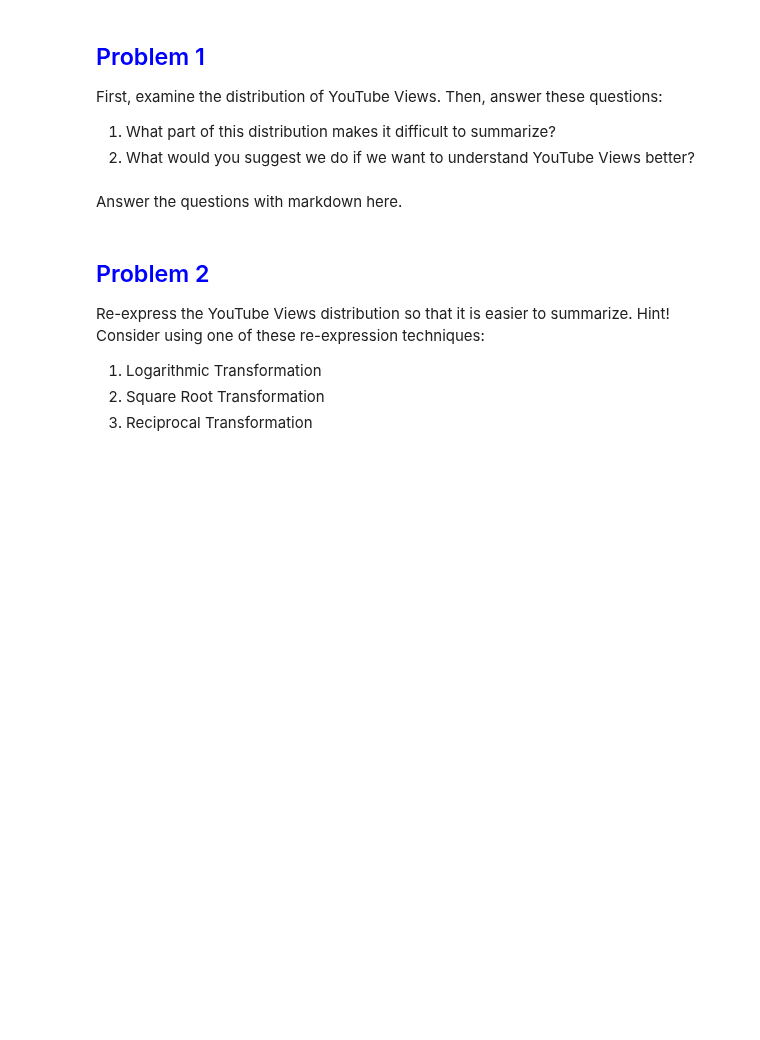
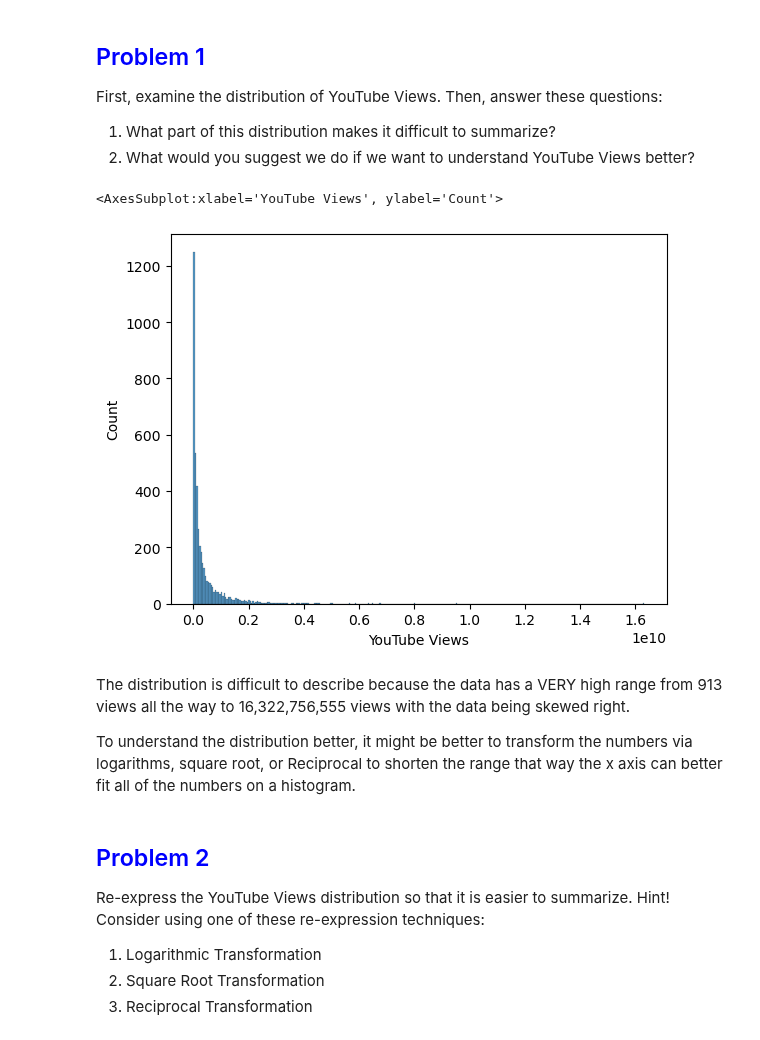
Before and after one commit to ReverseRasterization/AI, a Jupyter notebook: Semester 1/Problem Set/Problem Set - Transforming Data.ipynb, the cells around one changed output. Cells and saved outputs as stored; diff of their text form; code cells hidden in the pictures; blank space fills up the shorter version.

```diff
--- a/Semester 1/Problem Set/Problem Set - Transforming Data.ipynb
+++ b/Semester 1/Problem Set/Problem Set - Transforming Data.ipynb
@@ -32,8 +32,22 @@ First, examine the distribution of YouTube Views. Then, answer these questions:
 2. What would you suggest we do if we want to understand YouTube Views better?
 # %%
 # Visualize the distribution with Python here.
+
+import pandas as pd
+import seaborn as sb
+
+df = pd.read_csv('spotify2024.csv', encoding='latin_1')
+df['YouTube Views'] = df['YouTube Views'].str.replace(',','')
+df['YouTube Views'] = pd.to_numeric(df['YouTube Views'], errors = 'coerce')
+
+sb.histplot(data = df['YouTube Views'])
+# %% [output]
+<AxesSubplot:xlabel='YouTube Views', ylabel='Count'>
+[figure, added]
 # %% [markdown]
-Answer the questions with markdown here.
+The distribution is difficult to describe because the data has a VERY high range from 913 views all the way to 16,322,756,555 views with the data being skewed right.
+
+To understand the distribution better, it might be better to transform the numbers via logarithms, square root, or Reciprocal to shorten the range that way the x axis can better fit all of the numbers on a histogram.
 # %% [markdown]
 ## <span style="color:blue">Problem 2</span>
 Re-express the YouTube Views distribution so that it is easier to summarize.
```
Also changed, not shown: parts of 12 cells of this notebook, 2 other files.
